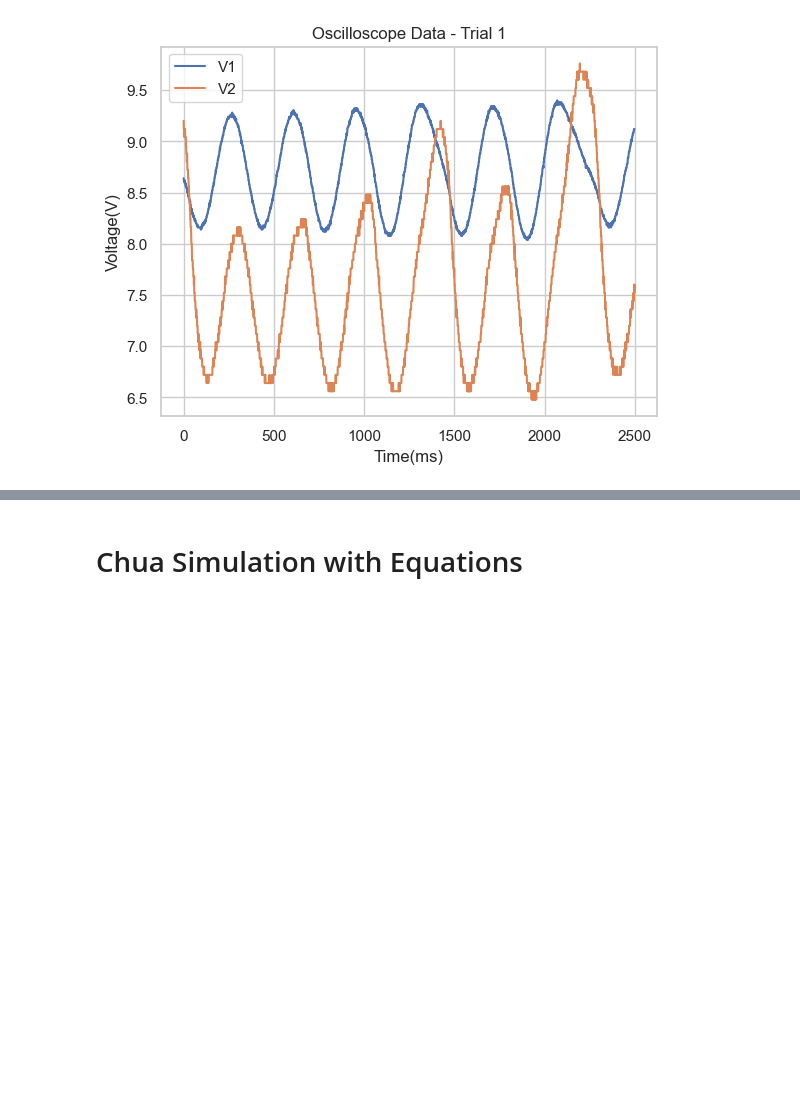
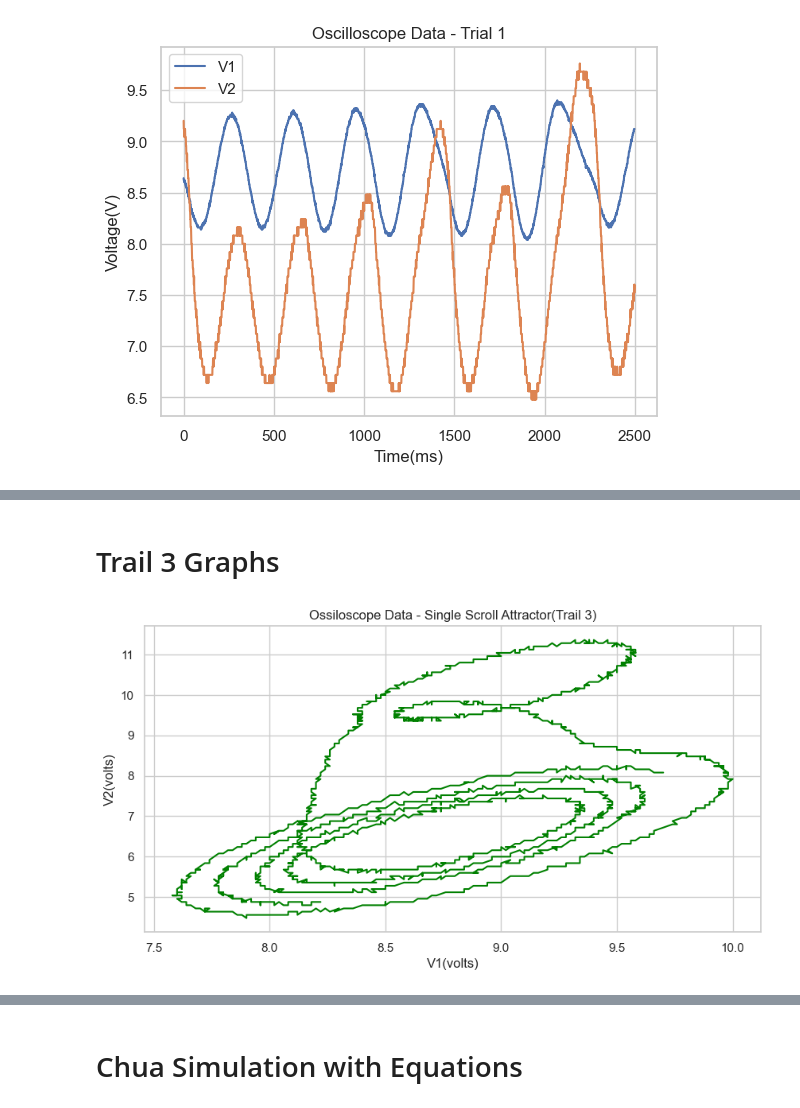
Before and after one commit to Quantum-Impulse/PHY353L, a Jupyter notebook: Lab 3/base.ipynb, the cells around one changed output, grey strips where cells are left out. Saved outputs shown, nothing was run; the diff lists cells and outputs as text; code cells hidden in the pictures; blank space fills up the shorter version.

```diff
--- a/Lab 3/base.ipynb
+++ b/Lab 3/base.ipynb
@@ -169,0 +179,17 @@ plt.show()
+# %% [markdown]
+# Trail 3 Graphs
+# %%
+# read data for trail 3
+trail3_CH1 = pd.read_csv('./trials/2-22/trial-3/F0001CH1.CSV')
+trail3_CH2 = pd.read_csv('./trials/2-22/trial-3/F0001CH2.CSV')
+# %%
+# make the graph with V1 and V2 against each other
+sns.set(style='whitegrid')
+plt.figure(figsize=(10, 5))
+plt.plot(trail3_CH1['   9.72000'], trail3_CH2['   8.08000'], color='green')
+plt.title('Ossiloscope Data - Single Scroll Attractor(Trail 3)')
+plt.xlabel('V1(volts)')
+plt.ylabel('V2(volts)')
+plt.show()
+# %% [output]
+[figure, added]
```
Also changed, not shown: parts of 7 cells of this notebook.
